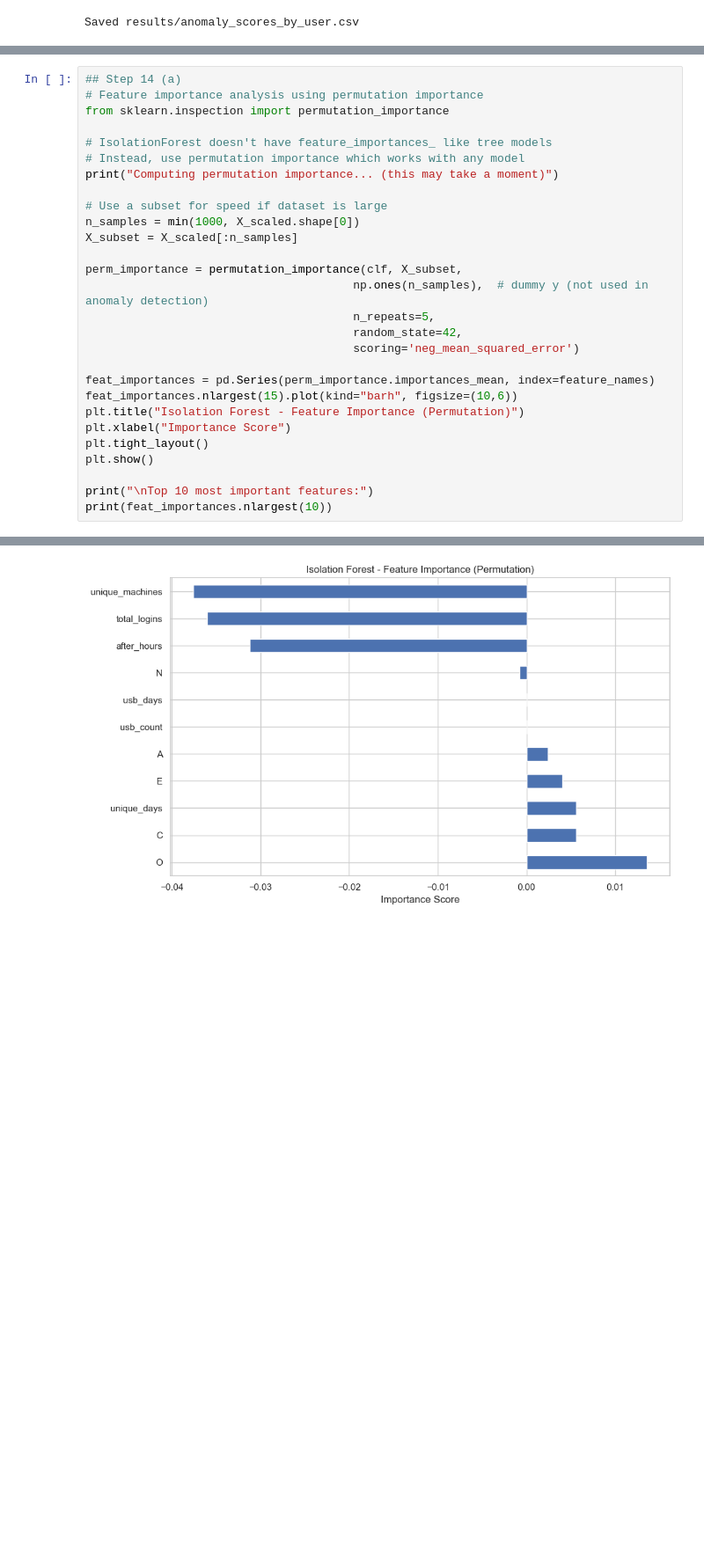
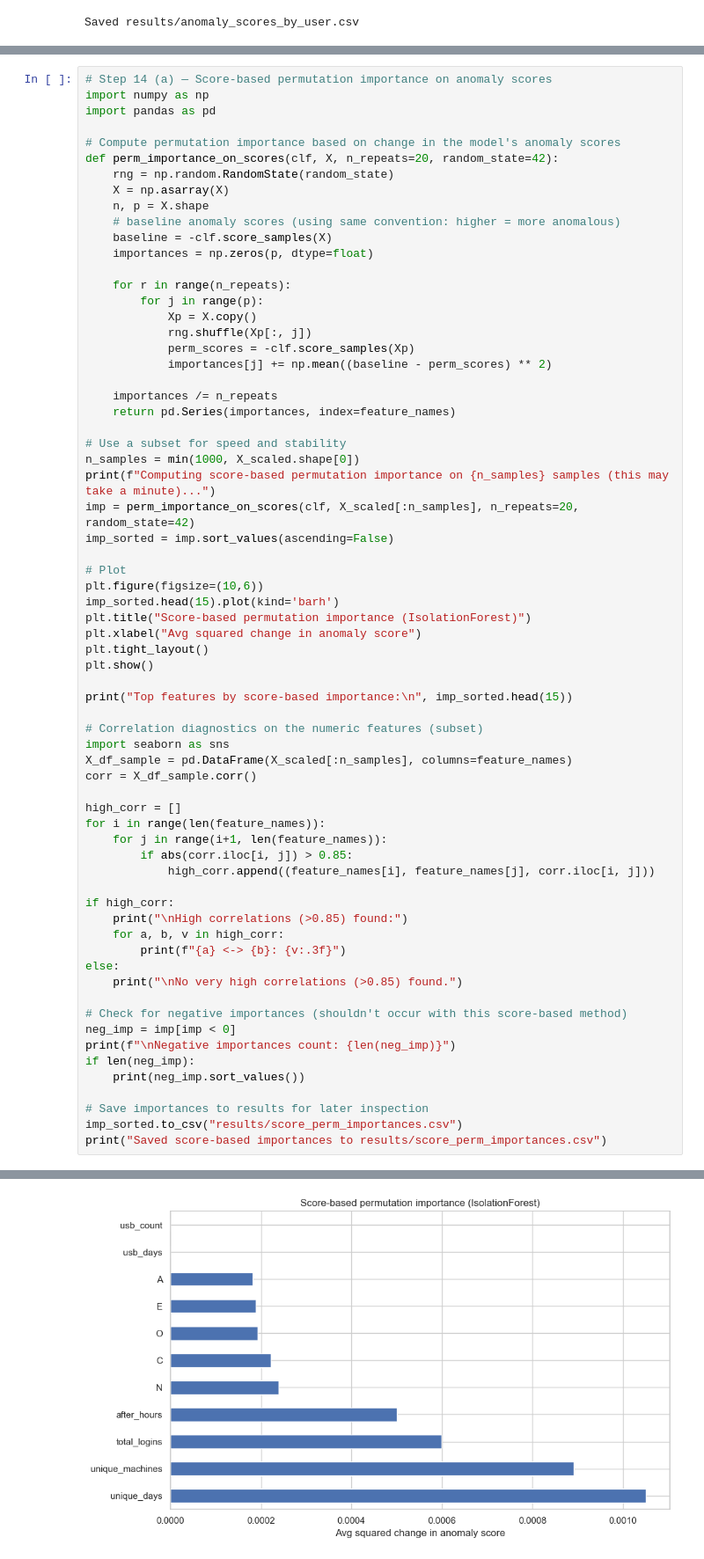
Before and after one commit to Snikitha-V/Insider-Threat-Anomaly-detection, a Jupyter notebook: Notebook/phase3_anamoly.ipynb, the cells around one changed output, grey strips where cells are left out. Shown at 88% size. Saved outputs shown, nothing was run; the diff lists cells and outputs as text; blank space fills up the shorter version.

Commit message:
Feature Importance code editing

```diff
--- a/Notebook/phase3_anamoly.ipynb
+++ b/Notebook/phase3_anamoly.ipynb
@@ -364,30 +364,69 @@ Top suspicious users: ['BSS0369', 'EIS0041', 'WPR0368', 'NAF0326', 'MSO0222', 'C
 | 969 | WPR0368 | 182 | 23 | 108 | 63 | 0.0 | 0.0 | William Price Robles | ... |
 # %%
-## Step 14 (a)
-# Feature importance analysis using permutation importance
-from sklearn.inspection import permutation_importance
+# Step 14 (a) — Score-based permutation importance on anomaly scores
+import numpy as np
+import pandas as pd
 
-# IsolationForest doesn't have feature_importances_ like tree models
-# Instead, use permutation importance which works with any model
-print("Computing permutation importance... (this may take a moment)")
+# Compute permutation importance based on change in the model's anomaly scores
+def perm_importance_on_scores(clf, X, n_repeats=20, random_state=42):
+    rng = np.random.RandomState(random_state)
+    X = np.asarray(X)
+    n, p = X.shape
+    # baseline anomaly scores (using same convention: higher = more anomalous)
+    baseline = -clf.score_samples(X)
+    importances = np.zeros(p, dtype=float)
 
-# Use a subset for speed if dataset is large
+    for r in range(n_repeats):
+        for j in range(p):
+            Xp = X.copy()
+            rng.shuffle(Xp[:, j])
+            perm_scores = -clf.score_samples(Xp)
+            importances[j] += np.mean((baseline - perm_scores) ** 2)
+
+    importances /= n_repeats
+    return pd.Series(importances, index=feature_names)
+
+# Use a subset for speed and stability
 n_samples = min(1000, X_scaled.shape[0])
-X_subset = X_scaled[:n_samples]
+print(f"Computing score-based permutation importance on {n_samples} samples (this may take a minute)...")
+imp = perm_importance_on_scores(clf, X_scaled[:n_samples], n_repeats=20, random_state=42)
+imp_sorted = imp.sort_values(ascending=False)
 
-perm_importance = permutation_importance(clf, X_subset,
-                                       np.ones(n_samples),  # dummy y (not used in anomaly detection)
-                                       n_repeats=5,
-                                       random_state=42,
-                                       scoring='neg_mean_squared_error')
-
-feat_importances = pd.Series(perm_importance.importances_mean, index=feature_names)
-feat_importances.nlargest(15).plot(kind="barh", figsize=(10,6))
-plt.title("Isolation Forest - Feature Importance (Permutation)")
-plt.xlabel("Importance Score")
+# Plot
+plt.figure(figsize=(10,6))
+imp_sorted.head(15).plot(kind='barh')
+plt.title("Score-based permutation importance (IsolationForest)")
+plt.xlabel("Avg squared change in anomaly score")
 plt.tight_layout()
 plt.show()
 
-print("\nTop 10 most important features:")
-print(feat_importances.nlargest(10))
+print("Top features by score-based importance:\n", imp_sorted.head(15))
+
+# Correlation diagnostics on the numeric features (subset)
+import seaborn as sns
+X_df_sample = pd.DataFrame(X_scaled[:n_samples], columns=feature_names)
+corr = X_df_sample.corr()
+
+high_corr = []
+for i in range(len(feature_names)):
+    for j in range(i+1, len(feature_names)):
+        if abs(corr.iloc[i, j]) > 0.85:
+            high_corr.append((feature_names[i], feature_names[j], corr.iloc[i, j]))
+
+if high_corr:
+    print("\nHigh correlations (>0.85) found:")
+    for a, b, v in high_corr:
+        print(f"{a} <-> {b}: {v:.3f}")
+else:
+    print("\nNo very high correlations (>0.85) found.")
+
+# Check for negative importances (shouldn't occur with this score-based method)
+neg_imp = imp[imp < 0]
+print(f"\nNegative importances count: {len(neg_imp)}")
+if len(neg_imp):
+    print(neg_imp.sort_values())
+
+# Save importances to results for later inspection
+imp_sorted.to_csv("results/score_perm_importances.csv")
+print("Saved score-based importances to results/score_perm_importances.csv")
 # %% [output]
@@ -395 +434 @@ Computing permutation importance... (this may take a moment)
-[figure, old version]
+[figure, new version]
```
Also changed, not shown: parts of 7 cells of this notebook, 1 other file.
